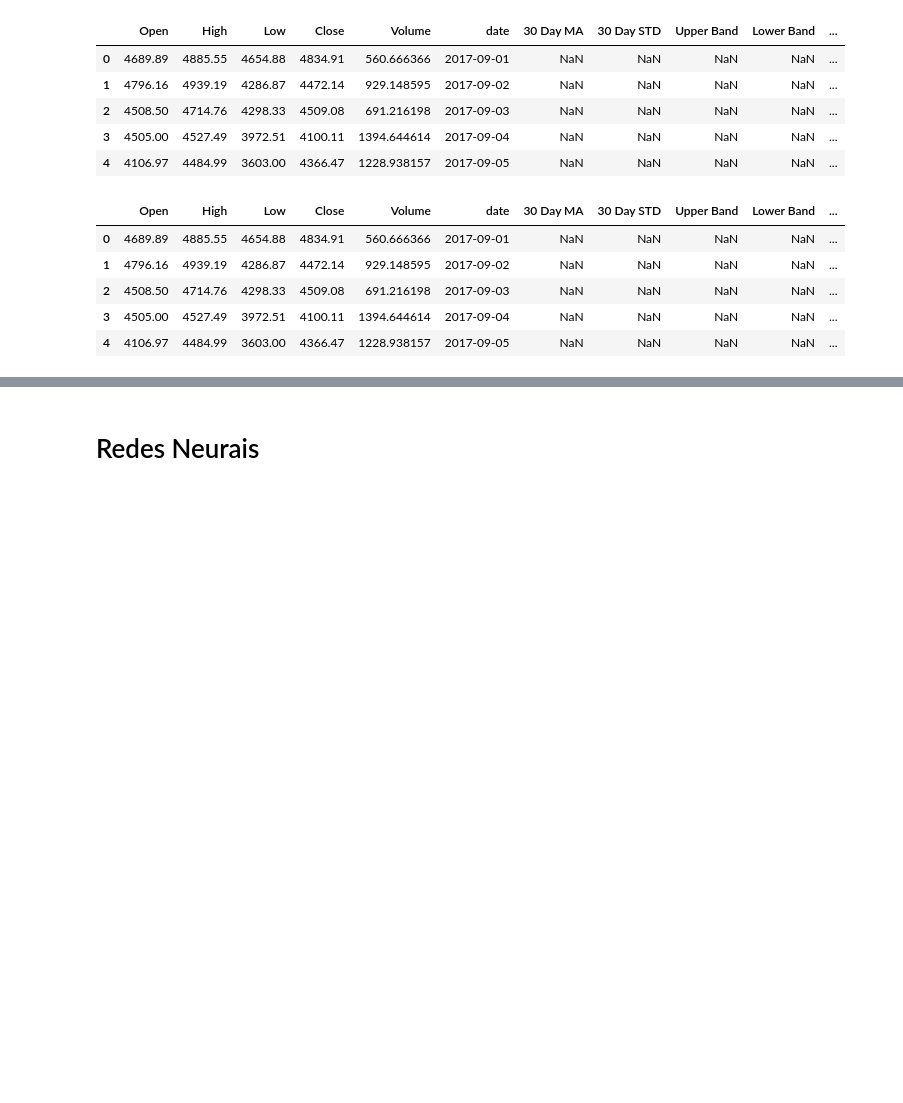
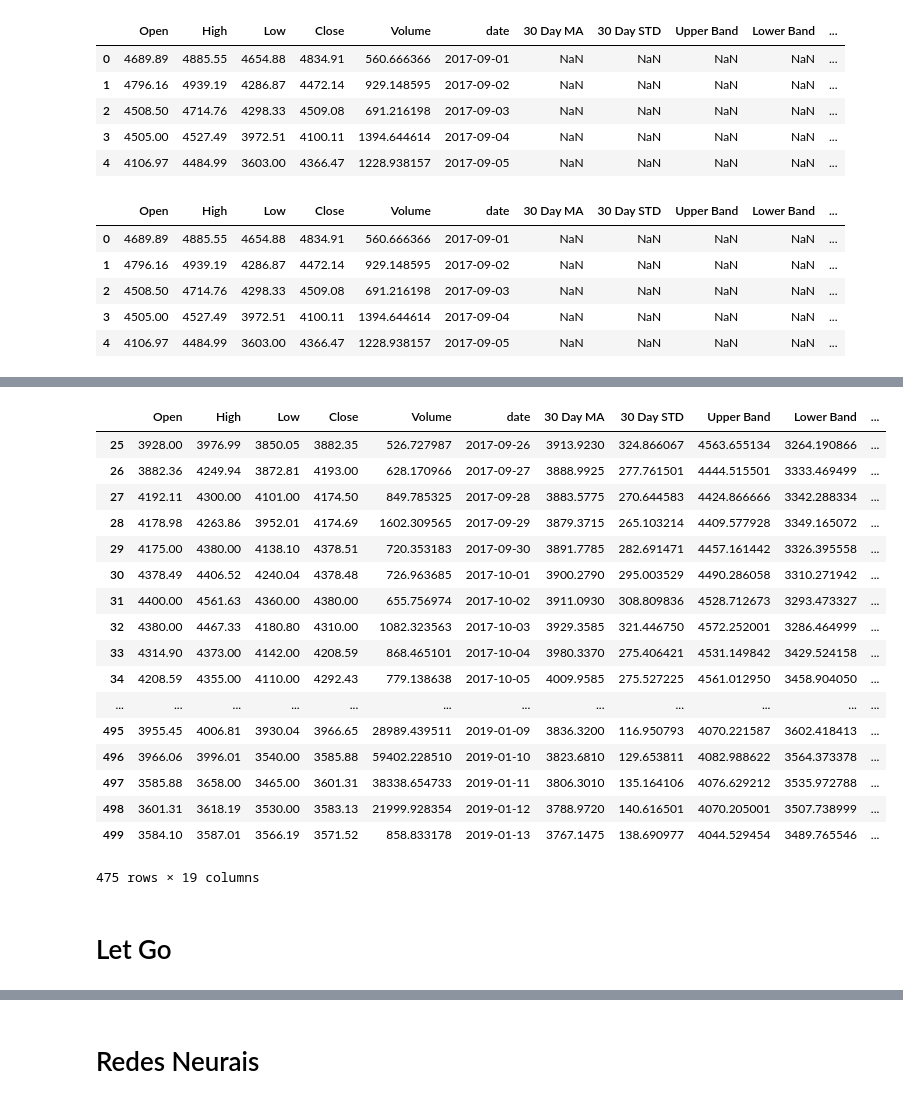
Before and after one commit to GabsGear/cpbr-2019-ktb, a Jupyter notebook: apre_jupyter/apresentacao.ipynb, the cells around one changed output, grey strips where cells are left out. Cells and saved outputs as stored; diff of their text form; code cells hidden in the pictures; blank space fills up the shorter version.

```diff
--- a/apre_jupyter/apresentacao.ipynb
+++ b/apre_jupyter/apresentacao.ipynb
@@ -187,11 +187,17 @@ class Bbands(Aquisition):
 
     def detectCross(self):
         self.calcBands()
+        #self.candles['up_cross'] = np.where((self.candles['Close'] >= self.candles['Upper Band'])
+        #             , self.candles['Close'], '')
+
         self.candles['up_cross'] = np.where((self.candles['Close'] >= self.candles['Upper Band'])
-                     , self.candles['Close'], 'NaN')
+             , 1, 0)
+
+        #self.candles['down_cross'] = np.where((self.candles['Close'] <= self.candles['Lower Band'])
+        #     , self.candles['Close'],  '')
 
         self.candles['down_cross'] = np.where((self.candles['Close'] <= self.candles['Lower Band'])
-             , self.candles['Close'],  'NaN')
+             , 1,  0)
 
         p = self.plotSetting(self.candles)
         p.circle(self.candles.date, self.candles['up_cross'], size=5, color="red", alpha=1)
@@ -421,0 +429,25 @@ candles.head()
+# %%
+#candles.isna()
+candles_no_NaN = candles.dropna()
+candles_no_NaN.shape
+# %% [output]
+|  | Open | High | Low | Close | Volume | date | 30 Day MA | 30 Day STD | Upper Band | Lower Band | ... |
+| 25 | 3928.00 | 3976.99 | 3850.05 | 3882.35 | 526.727987 | 2017-09-26 | 3913.9230 | 324.866067 | 4563.655134 | 3264.190866 | ... |
+| 26 | 3882.36 | 4249.94 | 3872.81 | 4193.00 | 628.170966 | 2017-09-27 | 3888.9925 | 277.761501 | 4444.515501 | 3333.469499 | ... |
+| 27 | 4192.11 | 4300.00 | 4101.00 | 4174.50 | 849.785325 | 2017-09-28 | 3883.5775 | 270.644583 | 4424.866666 | 3342.288334 | ... |
+| 28 | 4178.98 | 4263.86 | 3952.01 | 4174.69 | 1602.309565 | 2017-09-29 | 3879.3715 | 265.103214 | 4409.577928 | 3349.165072 | ... |
+| 29 | 4175.00 | 4380.00 | 4138.10 | 4378.51 | 720.353183 | 2017-09-30 | 3891.7785 | 282.691471 | 4457.161442 | 3326.395558 | ... |
+| 30 | 4378.49 | 4406.52 | 4240.04 | 4378.48 | 726.963685 | 2017-10-01 | 3900.2790 | 295.003529 | 4490.286058 | 3310.271942 | ... |
+| 31 | 4400.00 | 4561.63 | 4360.00 | 4380.00 | 655.756974 | 2017-10-02 | 3911.0930 | 308.809836 | 4528.712673 | 3293.473327 | ... |
+| 32 | 4380.00 | 4467.33 | 4180.80 | 4310.00 | 1082.323563 | 2017-10-03 | 3929.3585 | 321.446750 | 4572.252001 | 3286.464999 | ... |
+| 33 | 4314.90 | 4373.00 | 4142.00 | 4208.59 | 868.465101 | 2017-10-04 | 3980.3370 | 275.406421 | 4531.149842 | 3429.524158 | ... |
+| 34 | 4208.59 | 4355.00 | 4110.00 | 4292.43 | 779.138638 | 2017-10-05 | 4009.9585 | 275.527225 | 4561.012950 | 3458.904050 | ... |
+| ... | ... | ... | ... | ... | ... | ... | ... | ... | ... | ... | ... |
+| 495 | 3955.45 | 4006.81 | 3930.04 | 3966.65 | 28989.439511 | 2019-01-09 | 3836.3200 | 116.950793 | 4070.221587 | 3602.418413 | ... |
+| 496 | 3966.06 | 3996.01 | 3540.00 | 3585.88 | 59402.228510 | 2019-01-10 | 3823.6810 | 129.653811 | 4082.988622 | 3564.373378 | ... |
+| 497 | 3585.88 | 3658.00 | 3465.00 | 3601.31 | 38338.654733 | 2019-01-11 | 3806.3010 | 135.164106 | 4076.629212 | 3535.972788 | ... |
+| 498 | 3601.31 | 3618.19 | 3530.00 | 3583.13 | 21999.928354 | 2019-01-12 | 3788.9720 | 140.616501 | 4070.205001 | 3507.738999 | ... |
+| 499 | 3584.10 | 3587.01 | 3566.19 | 3571.52 | 858.833178 | 2019-01-13 | 3767.1475 | 138.690977 | 4044.529454 | 3489.765546 | ... |
+475 rows × 19 columns
+# %% [markdown]
+# Let Go
```
Also changed, not shown: parts of 11 cells of this notebook, 1 other file.
